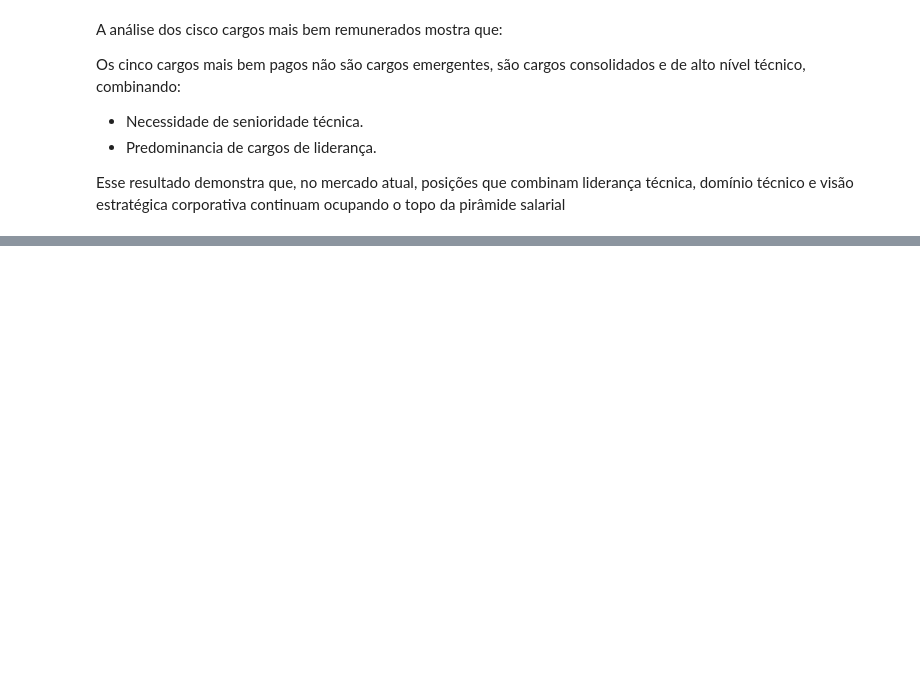
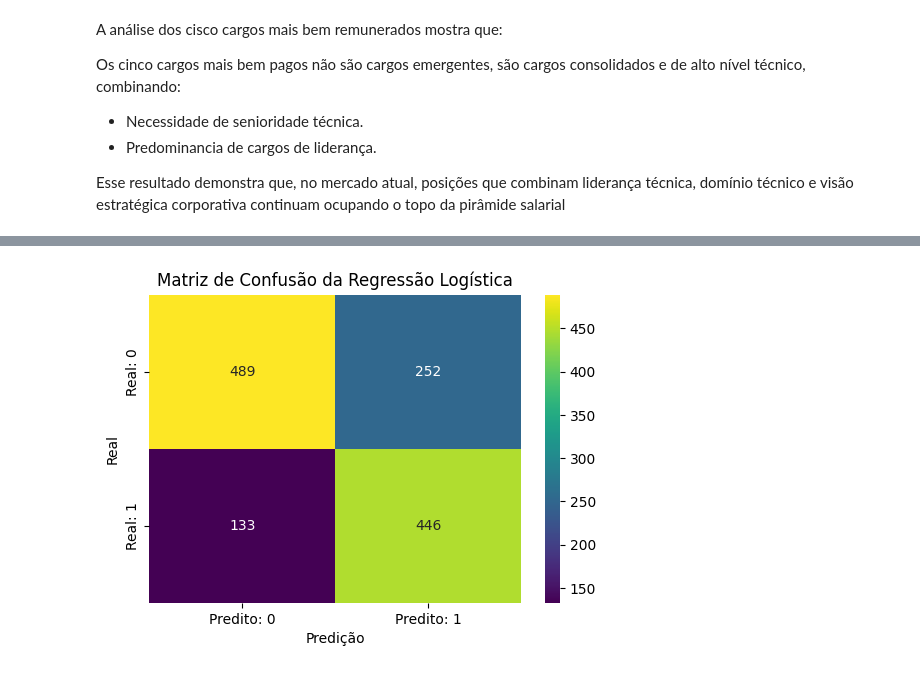
Before and after one commit to yRaffa/GS-2025-2_DataScience, a Jupyter notebook: GS-DataScience.ipynb, the cells around one changed output, grey strips where cells are left out. Drawn from its saved outputs; the diff is of its cells as text; code cells hidden in the pictures; blank space fills up the shorter version.

```diff
--- a/GS-DataScience.ipynb
+++ b/GS-DataScience.ipynb
@@ -22,8 +29,10 @@ import seaborn as sns
 ## **🧩 DATASET:**
 # %%
 # Importando e carregando o dataset
-url = 'https://raw.githubusercontent.com/yRaffa/GS-2025-2_DataScience/refs/heads/main/data_science_salaries.csv'
-df = pd.read_csv(url)
+df = pd.read_csv('data_science_salaries.csv')
+
+# url = 'https://raw.githubusercontent.com/yRaffa/GS-2025-2_DataScience/refs/heads/main/data_science_salaries.csv'
+# df = pd.read_csv(url)
 
 print('Salarios de Data Science:')
 df.head()
@@ -594,0 +625,14 @@ Esse resultado demonstra que, no mercado atual, posições que combinam lideran
+# %%
+# Pré-processamento dos dados
+colunas_quantitativas = ['remote_ratio', 'company_size_num']
+colunas_qualitativas = ['experience_level', 'employment_type', 'company_location', 'job_title']
+pre_processamento = ColumnTransformer(
+    transformers = [
+        ('num', 'passthrough', colunas_quantitativas),
+        ('cat', OneHotEncoder(handle_unknown = 'ignore'), colunas_qualitativas)
+    ]
+)
+# %%
+# Treino e teste dos modelos
+X_treino_reg_linear, X_teste_reg_linear, y_treino_reg_linear, y_teste_reg_linear = train_test_split(X, y_reg_linear, test_size = 0.2, random_state = 42)
+X_treino_reg_logistica, X_teste_reg_logistica, y_treino_reg_logistica, y_teste_reg_logistica = train_test_split(X, y_reg_logistica, test_size = 0.2, random_state = 42)
@@ -594,0 +805,68 @@ Esse resultado demonstra que, no mercado atual, posições que combinam lideran
+# %%
+# Pipeline da Regressão Logística
+modelo_logistico = Pipeline(steps=[
+    ('preprocess', pre_processamento),
+    ('classifier', LogisticRegression(max_iter=2000))
+])
+
+# Treinamento
+modelo_logistico.fit(X_treino_reg_logistica, y_treino_reg_logistica)
+
+# Predições
+y_pred_log = modelo_logistico.predict(X_teste_reg_logistica)
+y_pred_proba = modelo_logistico.predict_proba(X_teste_reg_logistica)[:, 1]
+acc = accuracy_score(y_teste_reg_logistica, y_pred_log)
+prec = precision_score(y_teste_reg_logistica, y_pred_log)
+rec = recall_score(y_teste_reg_logistica, y_pred_log)
+f1 = f1_score(y_teste_reg_logistica, y_pred_log)
+auc = roc_auc_score(y_teste_reg_logistica, y_pred_proba)
+
+df_metricas_reg_logistica = pd.DataFrame([{
+    'Acurácia': f'{acc:.4f}',
+    'Precisão': f'{prec:.4f}',
+    'Recall': f'{rec:.2f}',
+    'F1-Score': f'{f1:.2f}',
+    'AUC': f'{auc:.4f}'
+}])
+
+# DataFrame das Métricas da Regressão Logística
+print('Métricas da Regressão Logística:')
+print('Acurácia = Proporção de Previsões Corretas')
+print('Precisão = Proporção de Verdadeiros Positivos entre os Positivos Preditos')
+print('Recall = Proporção de Verdadeiros Positivos entre os Positivos Reais')
+print('F1-Score = Média Harmônica entre Precisão e Recall')
+print('AUC = Área sob a Curva ROC')
+display(df_metricas_reg_logistica.style.hide(axis='index'))
+
+# Matriz de Confusão da Regressão Logística
+matriz_confusao = confusion_matrix(y_teste_reg_logistica, y_pred_log)
+
+# DataFrame da Matriz de Confusão
+df_matriz_confusao = pd.DataFrame(
+    matriz_confusao,
+    index=['Real: 0', 'Real: 1'],
+    columns=['Predito: 0', 'Predito: 1']
+)
+
+# Gráfico da Matriz de Confusão
+plt.figure(figsize=(6, 4))
+sns.heatmap(df_matriz_confusao, annot=True, fmt='d', cmap='viridis')
+plt.title('Matriz de Confusão da Regressão Logística')
+plt.xlabel('Predição')
+plt.ylabel('Real')
+plt.show()
+
+# Curva ROC da Regressão Logística
+fpr, tpr, thresholds = roc_curve(y_teste_reg_logistica, y_pred_proba)
+
+# Gráfico da Curva ROC
+plt.figure(figsize=(8,5))
+plt.plot(fpr, tpr, label=f'AUC = {auc:.3f}')
+plt.plot([0,1], [0,1], linestyle='--')
+plt.xlabel('Taxa de Falso Positivo')
+plt.ylabel('Taxa de Verdadeiro Positivo')
+plt.title('Curva ROC — Regressão Logística')
+plt.legend()
+plt.grid(True, linestyle='--', alpha=0.25)
+plt.show()
+# %% [output]
@@ -594,0 +881 @@ Esse resultado demonstra que, no mercado atual, posições que combinam lideran
+[figure, added]
```
Also changed, not shown: parts of 22 cells of this notebook.
